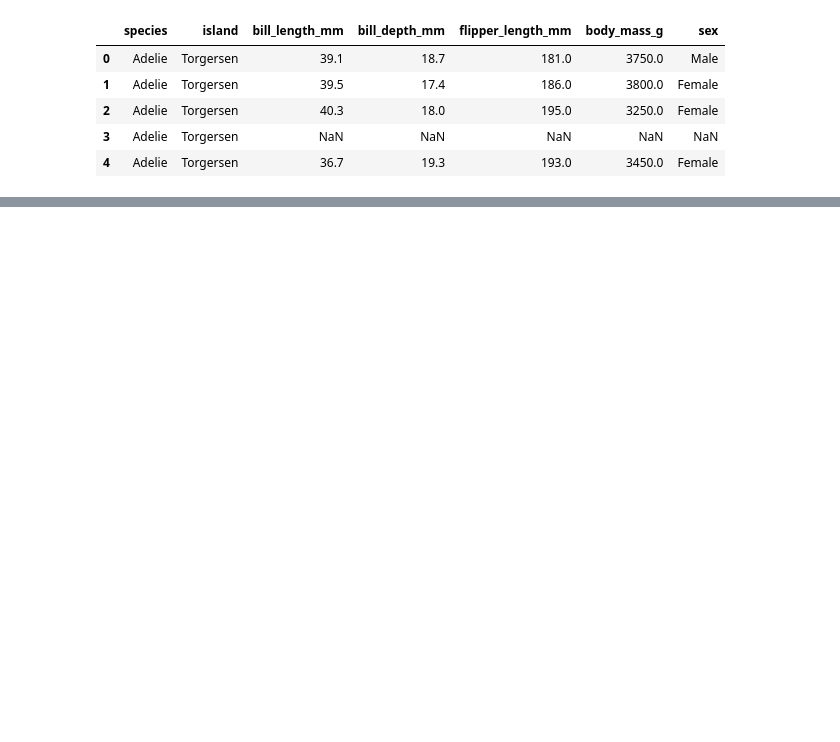
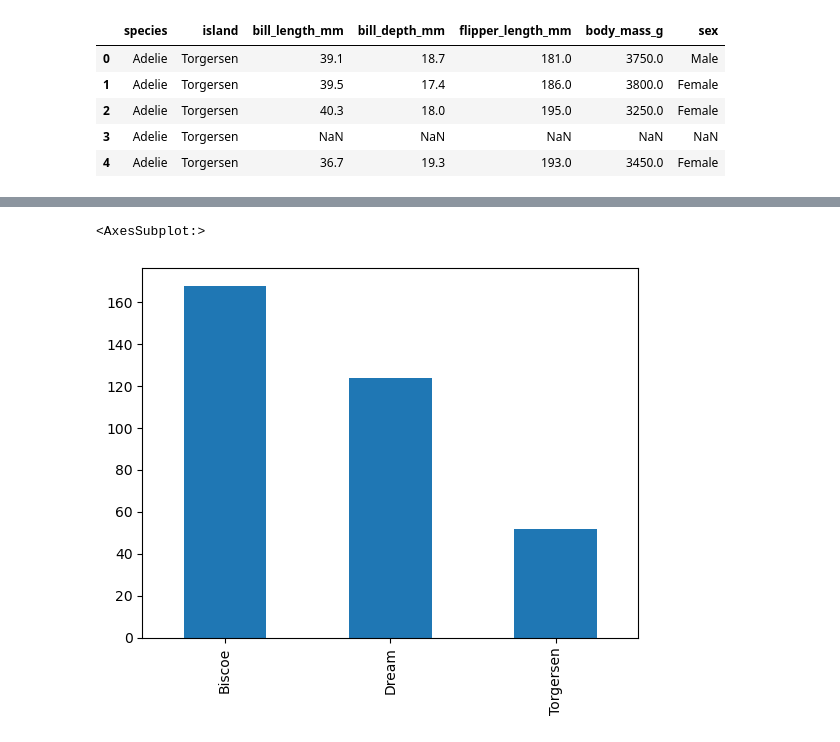
Before and after one commit to WesleyClarijs/DataScience-Portfolio, a Jupyter notebook: Assignment 3.ipynb, the cells around one changed output, grey strips where cells are left out. Cells and saved outputs as stored; diff of their text form; code cells hidden in the pictures; blank space fills up the shorter version.

```diff
--- a/Assignment 3.ipynb
+++ b/Assignment 3.ipynb
@@ -24,0 +29,5 @@ De bovenstaande plot is een Univariate Analysis op de categoriële data van de p
+# %%
+penguins['island'].value_counts(dropna=False).plot(kind='bar')
+# %% [output]
+<AxesSubplot:>
+[figure, added]
```
Also changed, not shown: parts of 5 cells of this notebook, 8 other files.
